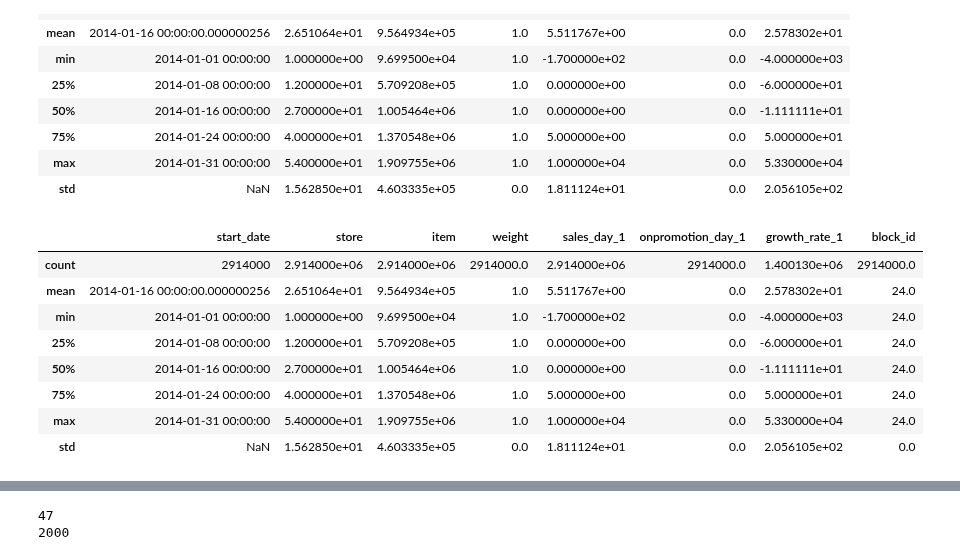
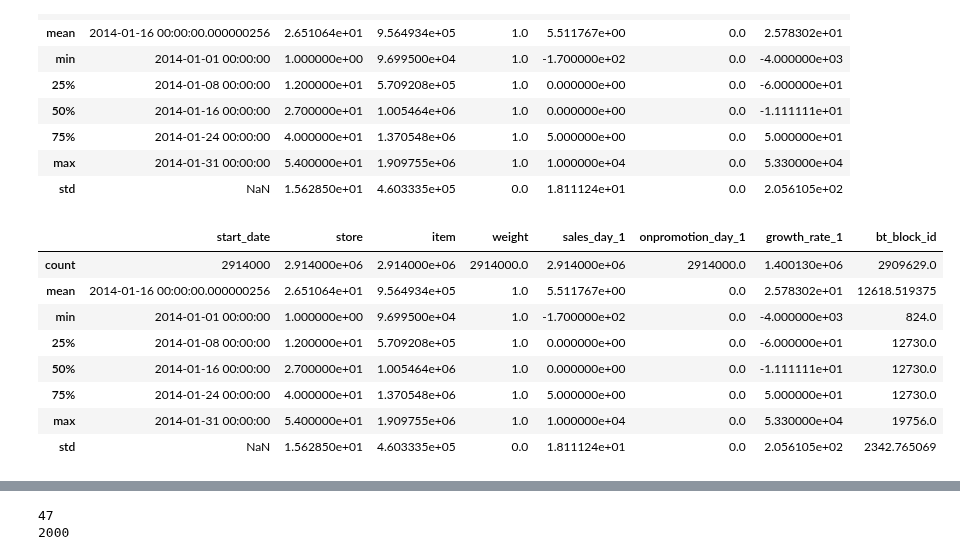
Before and after one commit to ygrepo/kaggle_favorita_grocery_sales_forecasting, a Jupyter notebook: notebook/analysis.ipynb, the cells around one changed output, grey strips where cells are left out. Saved outputs shown, nothing was run; the diff lists cells and outputs as text; code cells hidden in the pictures.

Commit message:
Fix for blockid

```diff
--- a/notebook/analysis.ipynb
+++ b/notebook/analysis.ipynb
@@ -59,17 +59,17 @@ df.describe()
 | max | 2014-01-31 00:00:00 | 5.400000e+01 | 1.909755e+06 | 1.0 | 1.000000e+04 | 0.0 | 5.330000e+04 |
 | std | NaN | 1.562850e+01 | 4.603335e+05 | 0.0 | 1.811124e+01 | 0.0 | 2.056105e+02 |
 # %%
-data_path = Path("../output/data/growth_rate_2014_January_top_53_store_2000_item/growth_rate_2014_January_top_53_store_2000_item_cluster_bt.parquet")
+data_path = Path("../output/data/growth_rate_2014_January_top_53_store_2000_item_cluster_bt.parquet")
 df = pd.read_parquet(data_path)
 df.describe()
 # %% [output]
-|  | start_date | store | item | weight | sales_day_1 | onpromotion_day_1 | growth_rate_1 | block_id |
-| count | 2914000 | 2.914000e+06 | 2.914000e+06 | 2914000.0 | 2.914000e+06 | 2914000.0 | 1.400130e+06 | 2914000.0 |
-| mean | 2014-01-16 00:00:00.000000256 | 2.651064e+01 | 9.564934e+05 | 1.0 | 5.511767e+00 | 0.0 | 2.578302e+01 | 24.0 |
-| min | 2014-01-01 00:00:00 | 1.000000e+00 | 9.699500e+04 | 1.0 | -1.700000e+02 | 0.0 | -4.000000e+03 | 24.0 |
-| 25% | 2014-01-08 00:00:00 | 1.200000e+01 | 5.709208e+05 | 1.0 | 0.000000e+00 | 0.0 | -6.000000e+01 | 24.0 |
-| 50% | 2014-01-16 00:00:00 | 2.700000e+01 | 1.005464e+06 | 1.0 | 0.000000e+00 | 0.0 | -1.111111e+01 | 24.0 |
-| 75% | 2014-01-24 00:00:00 | 4.000000e+01 | 1.370548e+06 | 1.0 | 5.000000e+00 | 0.0 | 5.000000e+01 | 24.0 |
-| max | 2014-01-31 00:00:00 | 5.400000e+01 | 1.909755e+06 | 1.0 | 1.000000e+04 | 0.0 | 5.330000e+04 | 24.0 |
-| std | NaN | 1.562850e+01 | 4.603335e+05 | 0.0 | 1.811124e+01 | 0.0 | 2.056105e+02 | 0.0 |
+|  | start_date | store | item | weight | sales_day_1 | onpromotion_day_1 | growth_rate_1 | bt_block_id |
+| count | 2914000 | 2.914000e+06 | 2.914000e+06 | 2914000.0 | 2.914000e+06 | 2914000.0 | 1.400130e+06 | 2909629.0 |
+| mean | 2014-01-16 00:00:00.000000256 | 2.651064e+01 | 9.564934e+05 | 1.0 | 5.511767e+00 | 0.0 | 2.578302e+01 | 12618.519375 |
+| min | 2014-01-01 00:00:00 | 1.000000e+00 | 9.699500e+04 | 1.0 | -1.700000e+02 | 0.0 | -4.000000e+03 | 824.0 |
+| 25% | 2014-01-08 00:00:00 | 1.200000e+01 | 5.709208e+05 | 1.0 | 0.000000e+00 | 0.0 | -6.000000e+01 | 12730.0 |
+| 50% | 2014-01-16 00:00:00 | 2.700000e+01 | 1.005464e+06 | 1.0 | 0.000000e+00 | 0.0 | -1.111111e+01 | 12730.0 |
+| 75% | 2014-01-24 00:00:00 | 4.000000e+01 | 1.370548e+06 | 1.0 | 5.000000e+00 | 0.0 | 5.000000e+01 | 12730.0 |
+| max | 2014-01-31 00:00:00 | 5.400000e+01 | 1.909755e+06 | 1.0 | 1.000000e+04 | 0.0 | 5.330000e+04 | 19756.0 |
+| std | NaN | 1.562850e+01 | 4.603335e+05 | 0.0 | 1.811124e+01 | 0.0 | 2.056105e+02 | 2342.765069 |
 # %%
```
Also changed, not shown: parts of 1 cell of this notebook, 1 other file.
